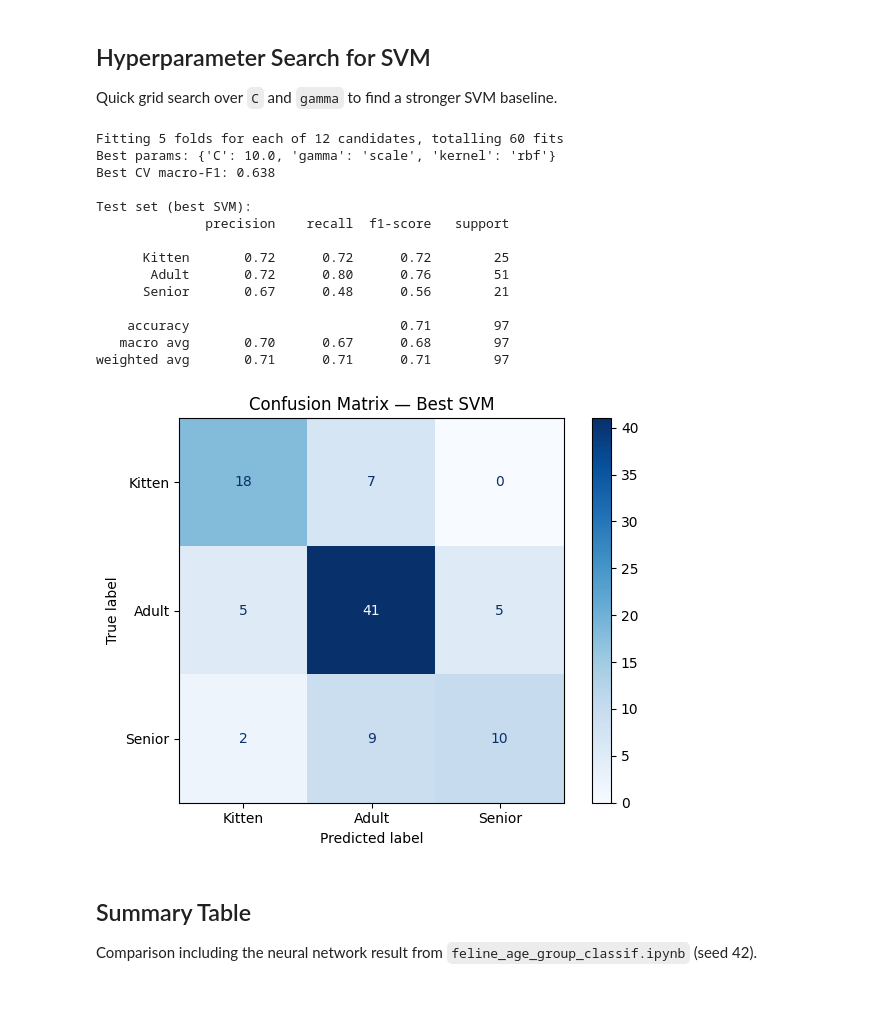
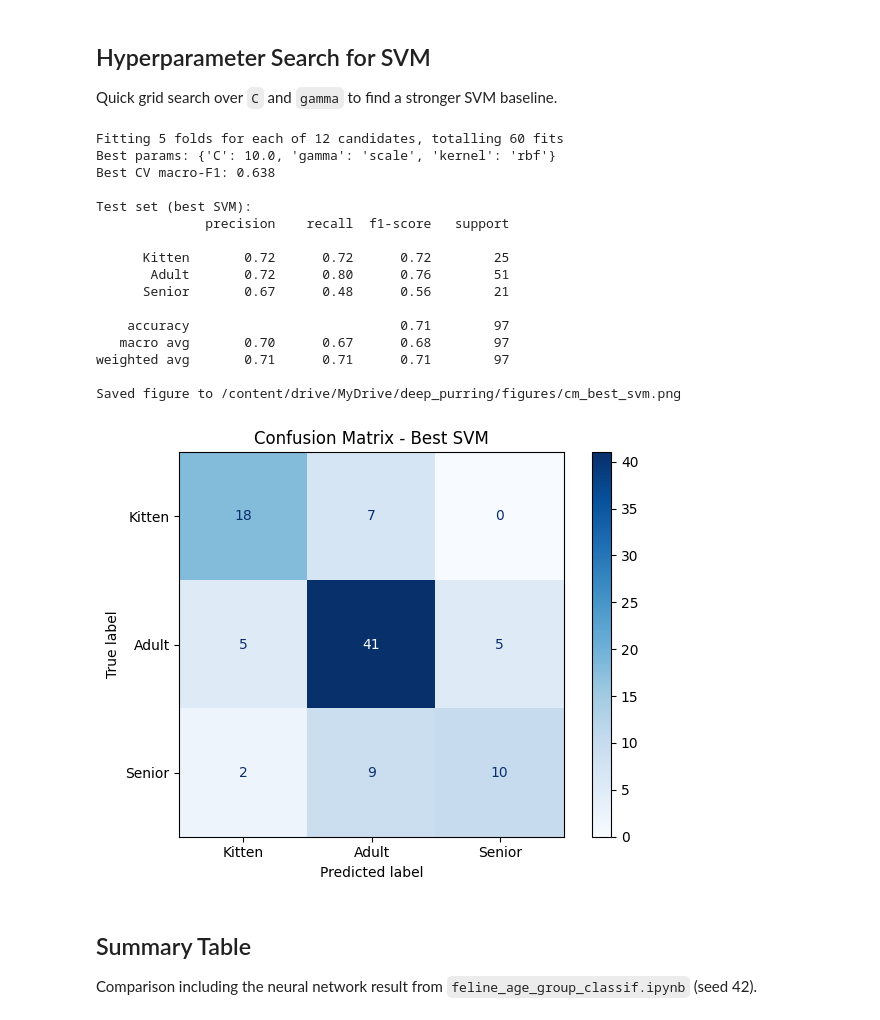
Before and after one commit to ZGZOO/deep_purring, a Jupyter notebook: ml_baselines.ipynb, the cells around one changed output. Cells and saved outputs as stored; diff of their text form; code cells hidden in the pictures.

```diff
--- a/ml_baselines.ipynb
+++ b/ml_baselines.ipynb
@@ -146,12 +147,15 @@ def compute_metrics(y_true, y_pred) -> dict:
     }
 
 
-def plot_confusion_matrix(y_true, y_pred, title: str):
+def plot_confusion_matrix(y_true, y_pred, title: str, save_path: str = None):
     cm = confusion_matrix(y_true, y_pred)
     disp = ConfusionMatrixDisplay(confusion_matrix=cm, display_labels=AGE_GROUP_CATEGORIES)
     disp.plot(cmap=plt.cm.Blues)
     plt.title(title)
     plt.tight_layout()
+    if save_path:
+        plt.savefig(save_path, dpi=150, bbox_inches='tight')
+        print(f'Saved figure to {save_path}')
     plt.show()
 # %% [markdown]
 ## Multi-Seed Evaluation
@@ -281,35 +299,38 @@ grid_search = GridSearchCV(
     param_grid,
     cv=5,
     scoring='f1_macro',
     n_jobs=-1,
     verbose=1,
 )
 grid_search.fit(X_train, y_train)
 
 print(f'Best params: {grid_search.best_params_}')
 print(f'Best CV macro-F1: {grid_search.best_score_:.3f}')
 
 best_svm = grid_search.best_estimator_
 y_pred_best = best_svm.predict(X_test)
 print(f'\nTest set (best SVM):')
 print(classification_report(y_test, y_pred_best, target_names=AGE_GROUP_CATEGORIES))
-plot_confusion_matrix(y_test, y_pred_best, 'Confusion Matrix — Best SVM')
+plot_confusion_matrix(y_test, y_pred_best, 'Confusion Matrix - Best SVM',
+                      save_path=f'{FIGURES_DIR}/cm_best_svm.png')
 # %% [output]
 Fitting 5 folds for each of 12 candidates, totalling 60 fits
 Best params: {'C': 10.0, 'gamma': 'scale', 'kernel': 'rbf'}
 Best CV macro-F1: 0.638
 
 Test set (best SVM):
               precision    recall  f1-score   support
 
       Kitten       0.72      0.72      0.72        25
        Adult       0.72      0.80      0.76        51
       Senior       0.67      0.48      0.56        21
 
     accuracy                           0.71        97
    macro avg       0.70      0.67      0.68        97
 weighted avg       0.71      0.71      0.71        97
+
+Saved figure to /content/drive/MyDrive/deep_purring/figures/cm_best_svm.png
-[figure, old version]
+[figure, new version]
 # %% [markdown]
 ## Summary Table
 
```
Also changed, not shown: parts of 2 cells of this notebook, 1 other file.
